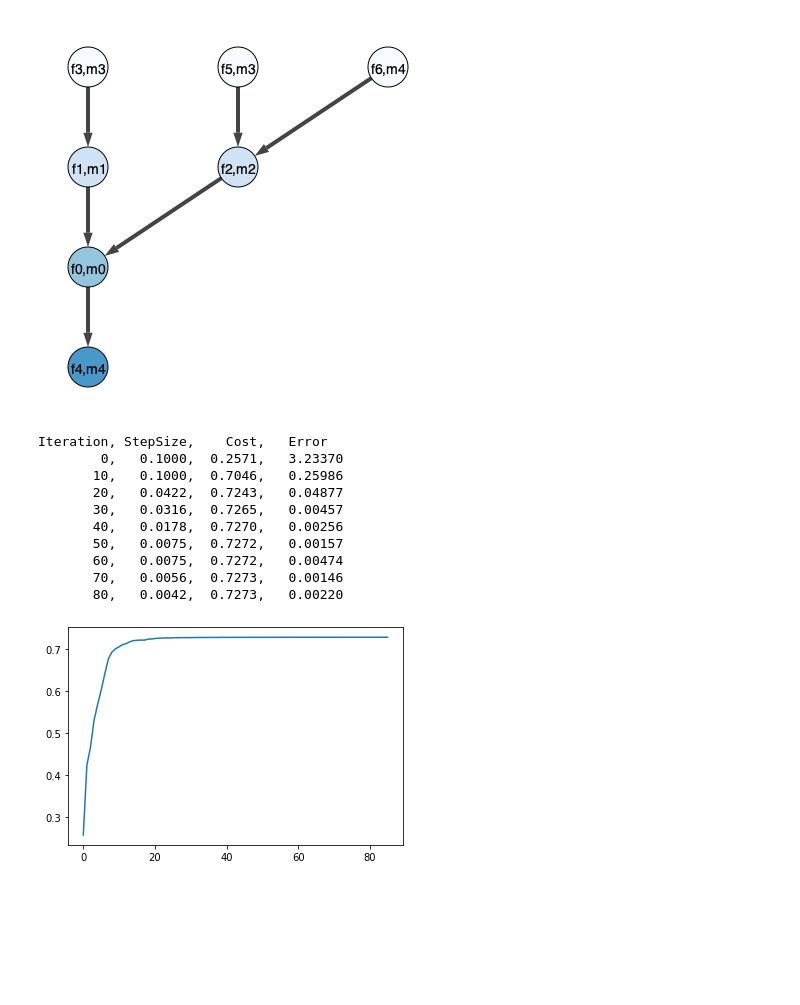
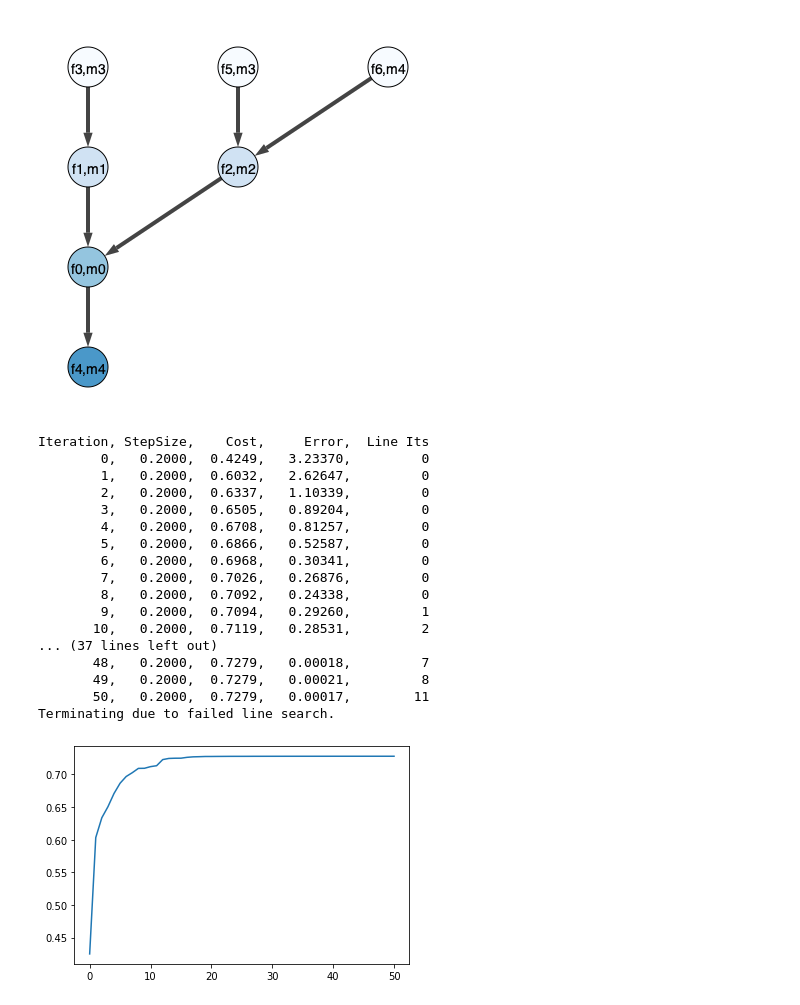
Before and after one commit to simda-muri/mmot, a Jupyter notebook: docs/source/examples/Introduction.ipynb, the cells around one changed output. Saved outputs shown, nothing was run; the diff lists cells and outputs as text; code cells hidden in the pictures; blank space fills up the shorter version.

```diff
--- a/docs/source/examples/Introduction.ipynb
+++ b/docs/source/examples/Introduction.ipynb
@@ -82,46 +82,77 @@ prob.Visualize(4,filename='DirectedTree.svg')
 # %%
 dual_vars = [np.zeros(x.shape) for i in range(prob.NumDual())]
 
 num_its = 100
-step_size = 0.1
-ftol = 1e-7
+step_size = 0.2
+ftol = 0.0
 gtol = 1e-4
 root_node = 3
 costs = np.nan*np.zeros(num_its)
 
 root_nodes = np.arange(prob.NumDual())
 root_cycler = itertools.cycle(root_nodes)
+old_cost = prob.ComputeCost(dual_vars)
 
-print('Iteration, StepSize,    Cost,   Error')
+print('Iteration, StepSize,    Cost,     Error,  Line Its')
 for i in range(num_its):
-    error = prob.Step(next(root_cycler), dual_vars, step_size)
 
-    costs[i] = prob.ComputeCost(dual_vars)
-    if(i>0):
-        step_size = prob.StepSizeUpdate(step_size, costs[i], costs[i-1], error)
 
-    if((i%10)==0):
-        print('{:9d},   {:0.4f},  {:0.4f},   {:0.5f}'.format(i,step_size, costs[i], error))
+    alpha = 1.0
+    line_it = 0
+    max_line_its = 20
+    while(line_it<max_line_its):
+        new_duals = np.copy(dual_vars)
+        error = prob.Step(next(root_cycler), new_duals, alpha*step_size)
+        new_cost = prob.ComputeCost(new_duals)
+
+        print(new_cost, ' vs ', old_cost, ' and ', old_cost +1e-4*error)
+        if(new_cost>=old_cost+1e-4*error):
+            costs[i] = new_cost
+            old_cost = np.copy(new_cost)
+            dual_vars = np.copy(new_duals)
+            break
+        else:
+            alpha *=0.5
+
+        line_it += 1
+
+    if(line_it>=max_line_its):
+        print('Terminating due to failed line search.')
+        break
+    #if(i>0):
+    #    step_size = prob.StepSizeUpdate(step_size, costs[i], costs[i-1], error)
+
+    if((i%1)==0):
+        print('{:9d},   {:0.4f},  {:0.4f},   {:0.5f},  {:8d}'.format(i,step_size, costs[i], error, line_it))
 
     # Check for convergence in cost
     if(np.abs(costs[i]-costs[i-1])<ftol):
+        print('Terminating due to small change in objective.')
         break
 
     # Check for convergence via gradient
     if(error<gtol):
+        print('Terminating due to small gradient norm.')
         break
 
 plt.plot(costs)
 plt.show()
 # %% [output]
-Iteration, StepSize,    Cost,   Error
-        0,   0.1000,  0.2571,   3.23370
-       10,   0.1000,  0.7046,   0.25986
-       20,   0.0422,  0.7243,   0.04877
-       30,   0.0316,  0.7265,   0.00457
-       40,   0.0178,  0.7270,   0.00256
-       50,   0.0075,  0.7272,   0.00157
-       60,   0.0075,  0.7272,   0.00474
-       70,   0.0056,  0.7273,   0.00146
-       80,   0.0042,  0.7273,   0.00220
+Iteration, StepSize,    Cost,     Error,  Line Its
+        0,   0.2000,  0.4249,   3.23370,         0
+        1,   0.2000,  0.6032,   2.62647,         0
+        2,   0.2000,  0.6337,   1.10339,         0
+        3,   0.2000,  0.6505,   0.89204,         0
+        4,   0.2000,  0.6708,   0.81257,         0
+        5,   0.2000,  0.6866,   0.52587,         0
+        6,   0.2000,  0.6968,   0.30341,         0
+        7,   0.2000,  0.7026,   0.26876,         0
+        8,   0.2000,  0.7092,   0.24338,         0
+        9,   0.2000,  0.7094,   0.29260,         1
+       10,   0.2000,  0.7119,   0.28531,         2
+... (37 lines left out)
+       48,   0.2000,  0.7279,   0.00018,         7
+       49,   0.2000,  0.7279,   0.00021,         8
+       50,   0.2000,  0.7279,   0.00017,        11
+Terminating due to failed line search.
-[figure, old version]
+[figure, new version]
```
Also changed, not shown: 12 other files.
